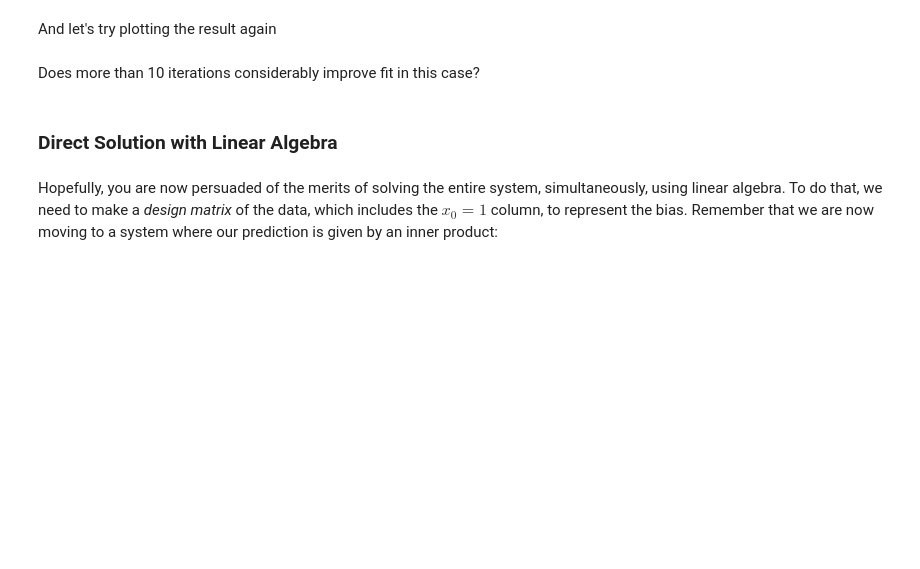
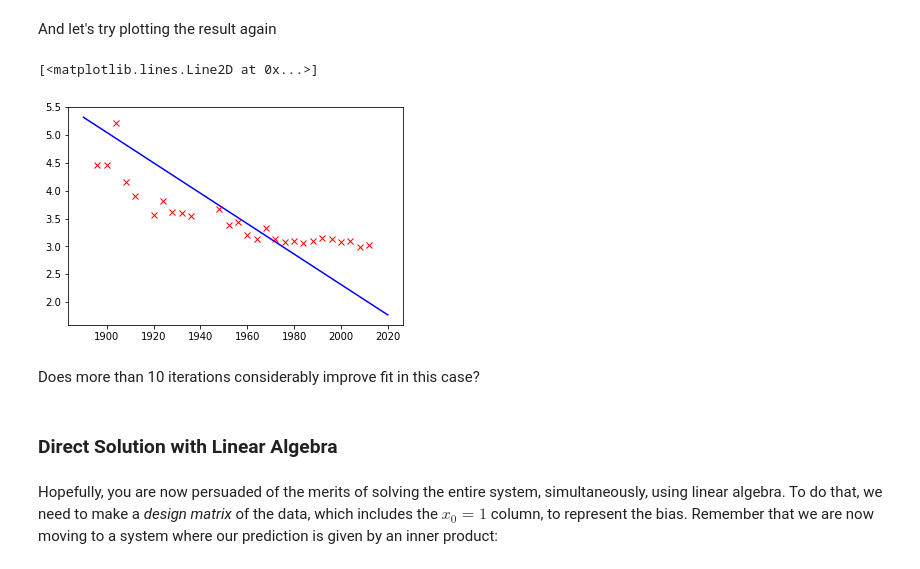
Before and after one commit to inverthermit/machine-learning-playboard, a Jupyter notebook: 2_Linear_Polynomial_Regression/notebook/3a_linear_regression.ipynb, the cells around one changed output. Saved outputs shown, nothing was run; the diff lists cells and outputs as text; code cells hidden in the pictures; blank space fills up the shorter version.

```diff
--- a/2_Linear_Polynomial_Regression/notebook/3a_linear_regression.ipynb
+++ b/2_Linear_Polynomial_Regression/notebook/3a_linear_regression.ipynb
@@ -81,13 +104,13 @@ Then we use the maximum likelihood update to find an estimate for the offset, $a
 # %% [markdown]
 $$a = \frac{\sum_{i=1}^N(y_i-b x_i)}{N}$$
 # %%
-a = ... # over to you
+a = sum(y-b*x)/len(x) # over to you
 # %% [markdown]
 And now we can make an updated estimate for parameter *b*, using this estimate of *a*,
 # %% [markdown]
 $$b = \frac{\sum_{i=1}^N (y_i - a) \times x_i}{\sum_{i=1}^N x_i^2}$$
 # %%
-b = ... # over to you
+b = sum((y-a)*x)/sum(np.square(x)) # over to you
 # %% [markdown]
 We can have a look at how good our fit is by computing the prediction across the input space. First create a vector of 'test points',
 # %%
@@ -104,5 +130,5 @@ plt.plot(x, y, 'rx')
 # %% [markdown]
 Next compute the quality of the fit by evaluating the average sum of squares error of the prediction over the training samples, $SSR(a,b)$
 # %%
-SSR =  ... # over to you
+SSR =  sum(np.square(y-a-b*x)) # over to you
 print(SSR)
@@ -110,9 +138,9 @@ print(SSR)
 The fit isn't very good, we need to iterate between these parameter updates in a loop to improve the fit, we have to do this several times,
 # %%
 for i in np.arange(10000):
-    b = ... # paste from above
-    a = ...  # paste from above
-    SSR = ... # paste from above
+    a = sum(y-b*x)/len(x)
+    b = sum((y-a)*x)/sum(np.square(x))
+    SSR = sum(np.square(y-a-b*x))
     if i % 500 == 0:
         print('Iteration# ' ,i ,', training error SSR',SSR)
 (a, b)
@@ -119,9 +169,12 @@ for i in np.arange(10000):
 # %% [markdown]
 And let's try plotting the result again
 # %%
-f_test = ... # paste from above
+f_test = b*x_test + a # paste from above
 plt.plot(x_test, f_test, 'b-')
 plt.plot(x, y, 'rx')
+# %% [output]
+[<matplotlib.lines.Line2D at 0x...>]
+[figure, added]
 # %% [markdown]
 Does more than 10 iterations considerably improve fit in this case?
 # %% [markdown]
```
Also changed, not shown: parts of 11 cells of this notebook, 3 other files.
